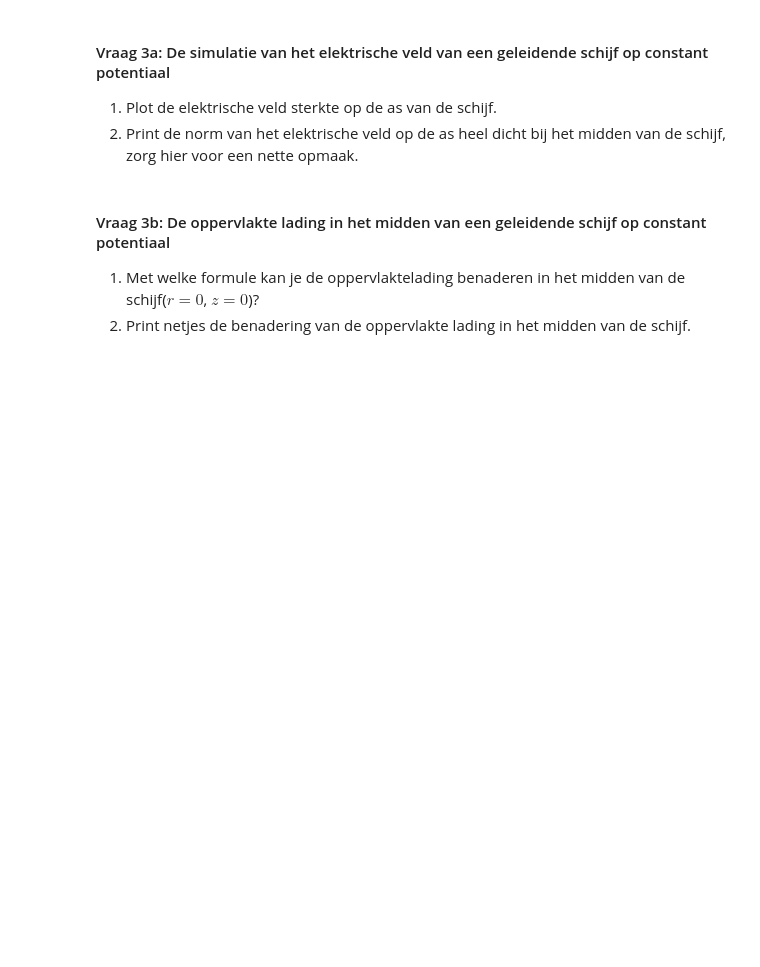
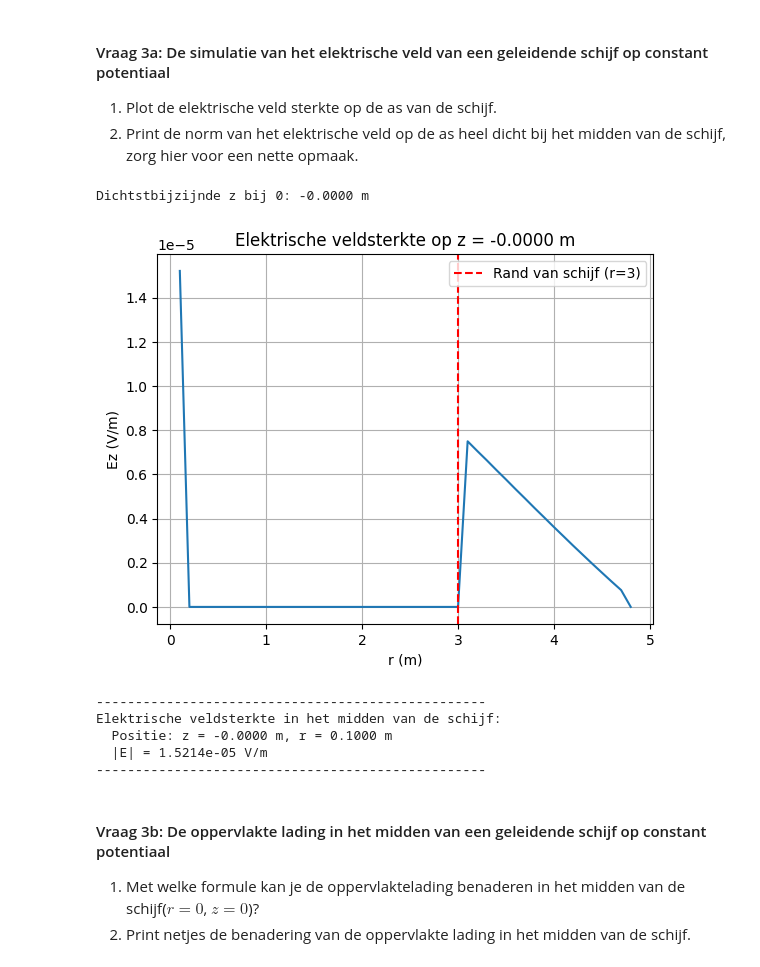
Before and after one commit to florisdekker148-bit/Floris-opdrachten-DEF-D, a Jupyter notebook: DigitaleOntwerpopdrachten/1CondensatorOpdracht/CondensatorOntwerpopdracht.ipynb, the cells around one changed output. Drawn from its saved outputs; the diff is of its cells as text; code cells hidden in the pictures; blank space fills up the shorter version.

```diff
--- a/DigitaleOntwerpopdrachten/1CondensatorOpdracht/CondensatorOntwerpopdracht.ipynb
+++ b/DigitaleOntwerpopdrachten/1CondensatorOpdracht/CondensatorOntwerpopdracht.ipynb
@@ -273,9 +326,41 @@ plot_results_disk(Ez, Er, normE, V, r, z, grid_step, disk_radius, z_pos_disk1, z
 1. Plot de elektrische veld sterkte op de as van de schijf.
 2. Print de norm van het elektrische veld op de as heel dicht bij het midden van de schijf, zorg hier voor een nette opmaak.
 # %%
-###
-###Jouw code hier###
-###
+# Zoek de index van z die het dichtst bij 0 ligt
+z_surface_idx = np.argmin(np.abs(z_for_E - 0))
+print(f"Dichtstbijzijnde z bij 0: {z_for_E[z_surface_idx]:.4f} m")
+
+# Als dit niet precies 0 is, moeten we misschien de waarden voor z=0 benaderen
+# door interpolatie of door de dichtstbijzijnde waarde te nemen
+
+# Plot Ez langs r voor deze z
+plt.figure()
+plt.plot(r_for_E, Ez[z_surface_idx, :-1])
+plt.xlabel('r (m)')
+plt.ylabel('Ez (V/m)')
+plt.title(f'Elektrische veldsterkte op z = {z_for_E[z_surface_idx]:.4f} m')
+plt.grid(True)
+plt.axvline(x=disk_radius, color='r', linestyle='--', label='Rand van schijf (r=3)')
+plt.legend()
+plt.show()
+
+# Voor de norm in het midden (r ≈ 0)
+r_center_idx = 0  # kleinste r
+E_norm_center = np.sqrt(Er[z_surface_idx, r_center_idx]**2 + Ez[z_surface_idx, r_center_idx]**2)
+
+print("-" * 50)
+print(f"Elektrische veldsterkte in het midden van de schijf:")
+print(f"  Positie: z = {z_for_E[z_surface_idx]:.4f} m, r = {r_for_E[r_center_idx]:.4f} m")
+print(f"  |E| = {E_norm_center:.4e} V/m")
+print("-" * 50)
+# %% [output]
+Dichtstbijzijnde z bij 0: -0.0000 m
+[figure, added]
+--------------------------------------------------
+Elektrische veldsterkte in het midden van de schijf:
+  Positie: z = -0.0000 m, r = 0.1000 m
+  |E| = 1.5214e-05 V/m
+--------------------------------------------------
 # %% [markdown]
 #### Vraag 3b: De oppervlakte lading in het midden van een geleidende schijf op constant potentiaal
 
```
Also changed, not shown: parts of 9 cells of this notebook.
